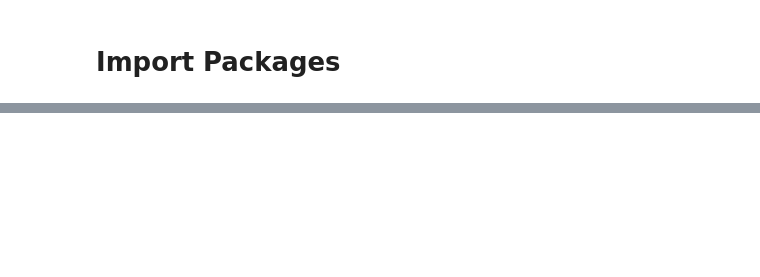
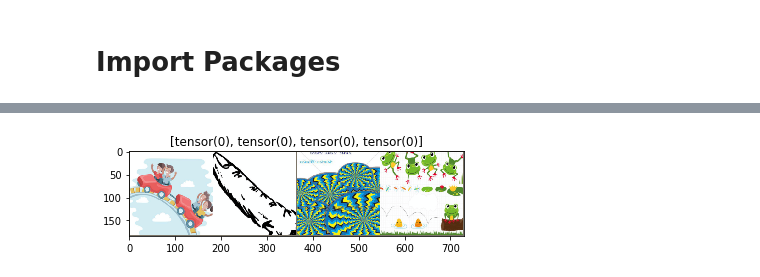
Before and after one commit to david-siqi-liu/cs684-final-project, a Jupyter notebook: cs684_project.ipynb, the cells around one changed output, grey strips where cells are left out. Saved outputs shown, nothing was run; the diff lists cells and outputs as text; code cells hidden in the pictures; blank space fills up the shorter version.

```diff
--- a/cs684_project.ipynb
+++ b/cs684_project.ipynb
@@ -500,0 +290,7 @@ imshow(out, title=[x for x in sample_label])
+# %%
+sample_idx, sample_img, sample_label = next(iter(trainer.target_test_dataloader))
+out = torchvision.utils.make_grid(sample_img)
+
+imshow(out, title=[x for x in sample_label])
+# %% [output]
+[figure, added]
```
Also changed, not shown: parts of 33 cells of this notebook.
